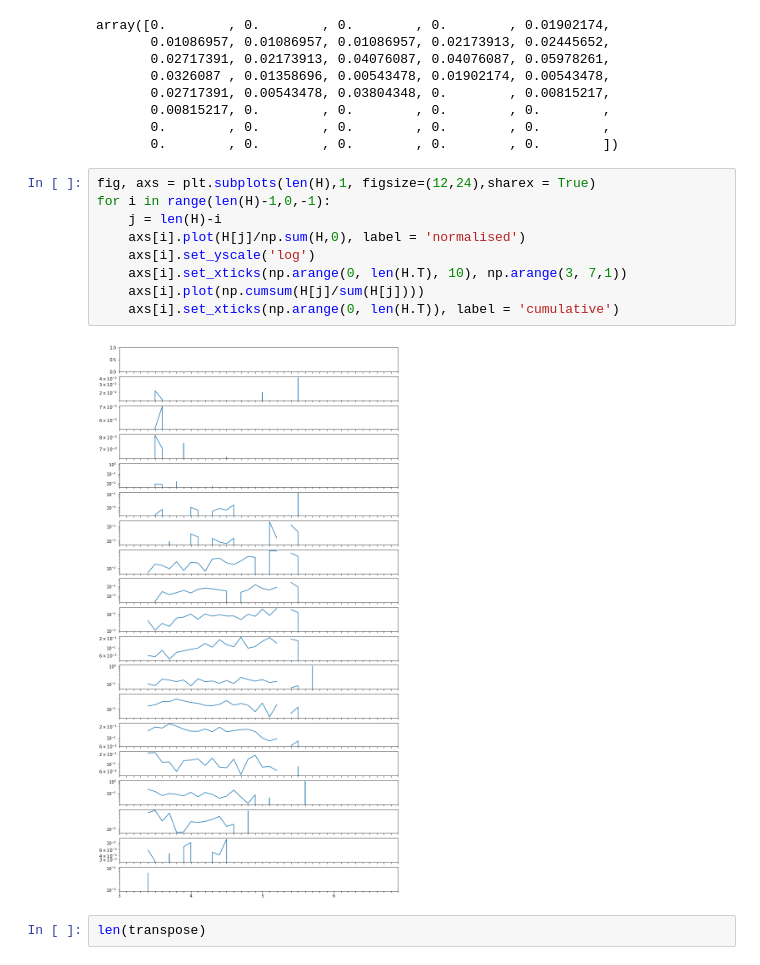
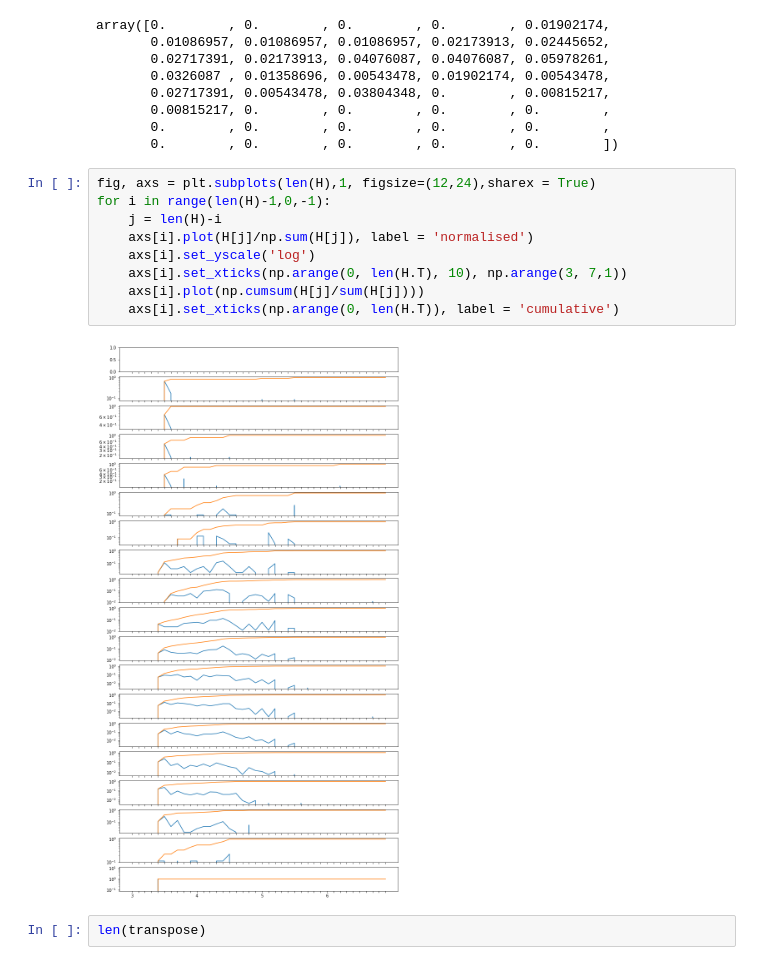
Before and after one commit to RebeccaColquhoun/seismo_det, a Jupyter notebook: code/tpmax_heatmap_to_prob_dist.ipynb, the cells around one changed output. Cells and saved outputs as stored; diff of their text form.

Commit message:
many changes, most recent is rewriting line fitting. shading and figures for tpmax produced.

```diff
--- a/code/tpmax_heatmap_to_prob_dist.ipynb
+++ b/code/tpmax_heatmap_to_prob_dist.ipynb
@@ -487,14 +487,14 @@ array([0.        , 0.        , 0.        , 0.        , 0.01902174,
 # %%
 fig, axs = plt.subplots(len(H),1, figsize=(12,24),sharex = True)
 for i in range(len(H)-1,0,-1):
     j = len(H)-i
-    axs[i].plot(H[j]/np.sum(H,0), label = 'normalised')
+    axs[i].plot(H[j]/np.sum(H[j]), label = 'normalised')
     axs[i].set_yscale('log')
     axs[i].set_xticks(np.arange(0, len(H.T), 10), np.arange(3, 7,1))
     axs[i].plot(np.cumsum(H[j]/sum(H[j])))
     axs[i].set_xticks(np.arange(0, len(H.T)), label = 'cumulative')
 # %% [output]
-[figure, old version]
+[figure, new version]
 # %%
 len(transpose)
 # %% [output]
```
Also changed, not shown: 24 other files.
